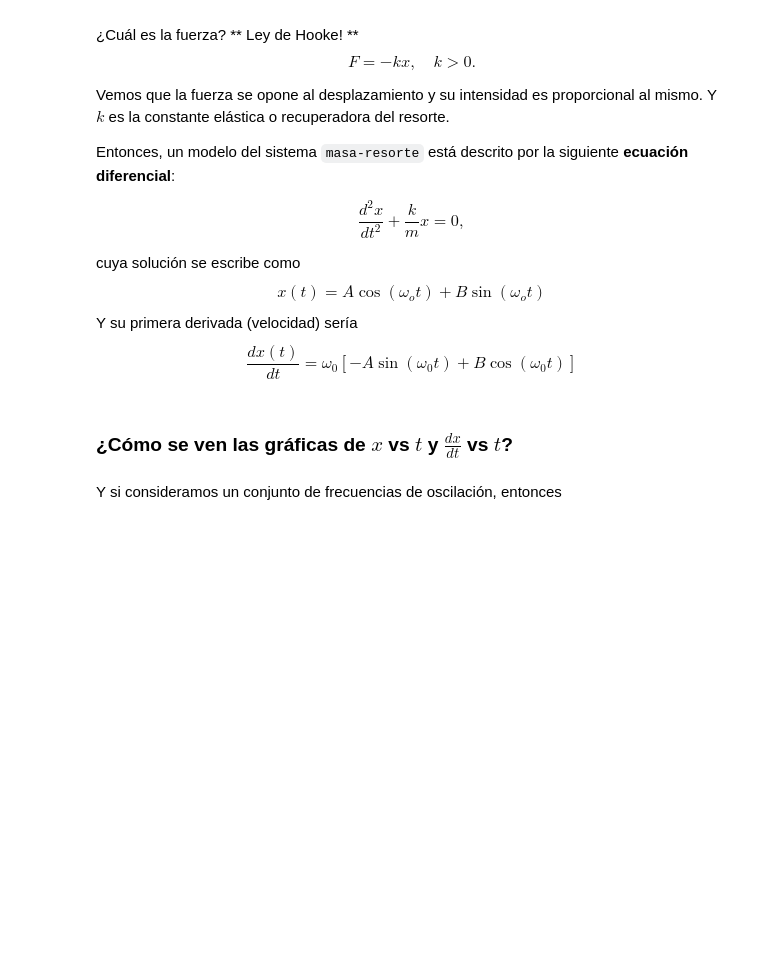
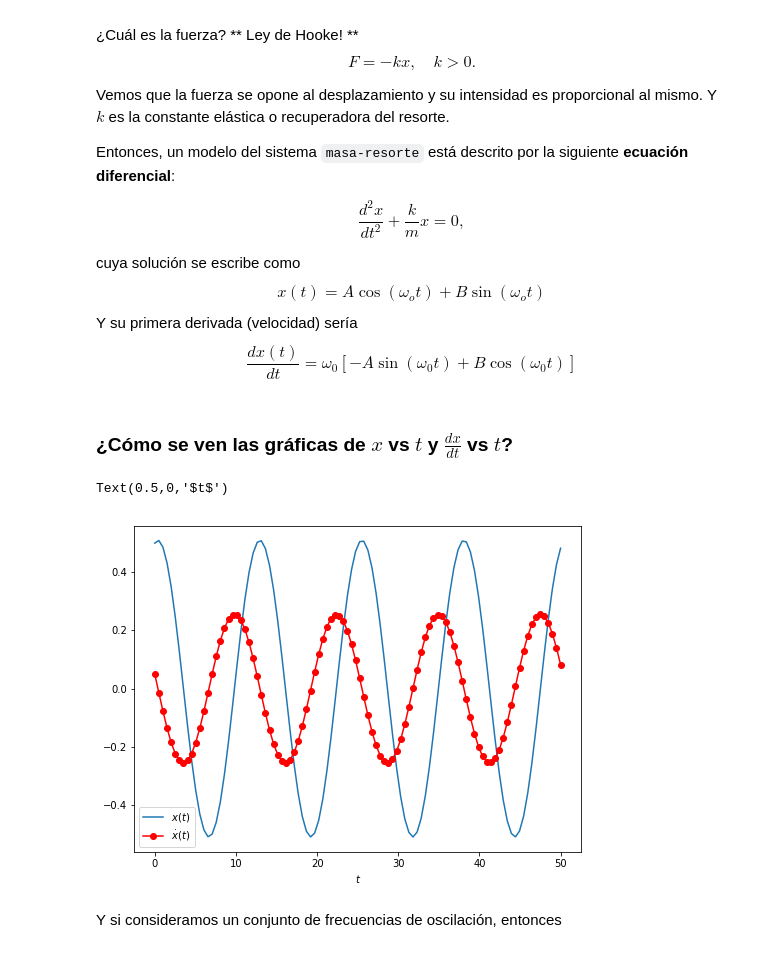
Before and after one commit to valerialadron/SimMat2019_1, a Jupyter notebook: Modulo3/Clase16_OsciladorArmonico.ipynb, the cells around one changed output. Cells and saved outputs as stored; diff of their text form; code cells hidden in the pictures; blank space fills up the shorter version.

```diff
--- a/Modulo3/Clase16_OsciladorArmonico.ipynb
+++ b/Modulo3/Clase16_OsciladorArmonico.ipynb
@@ -71,9 +73,10 @@ import numpy as np
 # Definición de funciones a graficar
 
 # Parámetros
-
-# Creamos vector de tiempo de 0 a 50 con 100 puntos
-
+A, B, w0= .5,.1,.5
+#= Creamos vector de tiempo de 0 a 50 con 100 puntos
+t = np.linspace(0,50,100)
 # Función de posición
-
+x = A*np.cos(w0*t)+B*np.sin(w0*t)
 # Función de velocidad
+y = w0*(-A*np.sin(w0*t)+B*np.cos(w0*t))
@@ -82,2 +83,11 @@ import numpy as np
+# %%
+plt.figure(figsize=(8,6))
+plt.plot(t,x,label='$x(t)$')
+plt.plot(t,y,'ro-',label=r'$\dot{x}(t)$')
+plt.legend(loc='best')
+plt.xlabel('$t$')
+# %% [output]
+Text(0.5,0,'$t$')
+[figure, added]
 # %% [markdown]
 Y si consideramos un conjunto de frecuencias de oscilación, entonces
```
Also changed, not shown: parts of 22 cells of this notebook.
